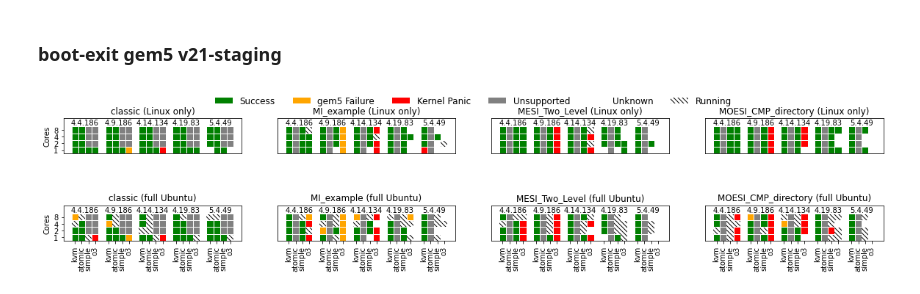
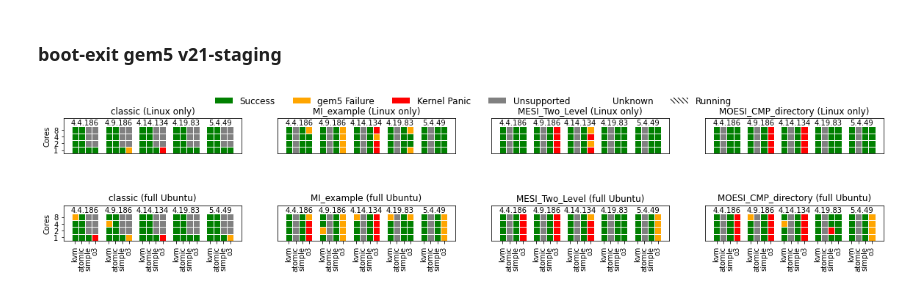
Before and after one commit to hnpl/gem5-status, a Jupyter notebook: gem5-v21-staging/status.ipynb, the cells around one changed output. Drawn from its saved outputs; the diff is of its cells as text; code cells hidden in the pictures.

Commit message:
Update result graph
Signed-off-by: Hoa Nguyen <hoanguyen@ucdavis.edu>

```diff
--- a/gem5-v21-staging/status.ipynb
+++ b/gem5-v21-staging/status.ipynb
@@ -183,11 +183,11 @@ class Status:
         labels[Status.running] = "Running"
         return labels
 
-def patch_boot_exit_result(csv_file, boot_exit_status):
+def patch_boot_exit_result(csv_file, boot_exit_status, all_runs_finished):
     with open(csv_file, 'r') as f:
         lines = f.readlines()
     for line in lines[1:]:
-        string, status, running, kill_reason, return_code = line.strip().split(',')
+        string, status, running, kill_reason, return_code, simout_has_success = line.strip().split(',')
         part = string.split()
         kernel = part[2].split('-')[-1]
         if part[3] == "boot-exit.img":
@@ -198,6 +198,10 @@ def patch_boot_exit_result(csv_file, boot_exit_status):
             boot_type = part[7]
         if boot_exit_status[kernel][cpu_type][mem_sys][num_cpus][boot_type] == Status.unsupported:
             continue
+        if all_runs_finished:
+            if simout_has_success == "True":
+                boot_exit_status[kernel][cpu_type][mem_sys][num_cpus][boot_type] = Status.success
+                continue
         boot_exit_status[kernel][cpu_type][mem_sys][num_cpus][boot_type] = Status.classify(status, kill_reason, running)
 # %% [markdown]
 ### boot-exit gem5 v21-staging
@@ -241,7 +245,7 @@ for params, run in boot_exit_runs:
         continue
     boot_exit_status[kernel][cpu_type][mem_sys][num_cpus][boot_type] = Status.classify(run.status, run.kill_reason)
 
-patch_boot_exit_result("results.csv", boot_exit_status)
+patch_boot_exit_result("results.csv", boot_exit_status, all_runs_finished=True)
 
 
 plt.rcParams["figure.figsize"] = (20,4)
@@ -263,31 +267,31 @@ for mem_sys in boot_exit_input_space["mem_sys"]:
             data.append(row)
         data.append([Status.separator] * len(data[0]))
 
         qcolor(axes[n%2, n//2], data, Status.get_color_map(), Status.get_hatch_map())
 
         title1 = mem_sys
         title2 = "Linux only" if boot_type == "init" else "full Ubuntu"
         axes[n%2, n//2].set_title("{} ({})".format(title1, title2))
         axes[n%2, n//2].set_xticks([])
         axes[n%2, n//2].set_yticks([])
         for i in range(len(boot_exit_input_space["kernels"])):
             axes[n%2, n//2].text(1.5+i*5.0, 4.2, boot_exit_input_space["kernels"][i], horizontalalignment='center')
         if n%2 == 1:
             axes[n%2, n//2].set_xticks([i for i in range(len(data[0])) if i % 5 != 4])
             axes[n%2, n//2].set_xticklabels(col_labels, rotation=90)
         if n//2 == 0:
             axes[n%2, n//2].set_ylabel("Cores")
             axes[n%2, n//2].set_yticks([i+0.5 for i in range(len(boot_exit_input_space['num_cpus']))])
             axes[n%2, n//2].set_yticklabels(boot_exit_input_space['num_cpus'])
         n+=1
 
 # legends
 for label, color, hatch in zip(Status.get_legend_labels(), Status.get_color_map(), Status.get_hatch_map()):
     if hatch == '':
         plt.bar(0, 0, label=label, color=color)
     else:
         plt.bar(0, 0, label=label, color=color, hatch = hatch)
 plt.legend(bbox_to_anchor=(-1.3,4.3), loc="upper center", ncol=Status.n_cats, prop={'size': 12}, frameon=0)
 plt.show()
 # %% [output]
-[figure, old version]
+[figure, new version]
```
Also changed, not shown: parts of 1 cell of this notebook.
